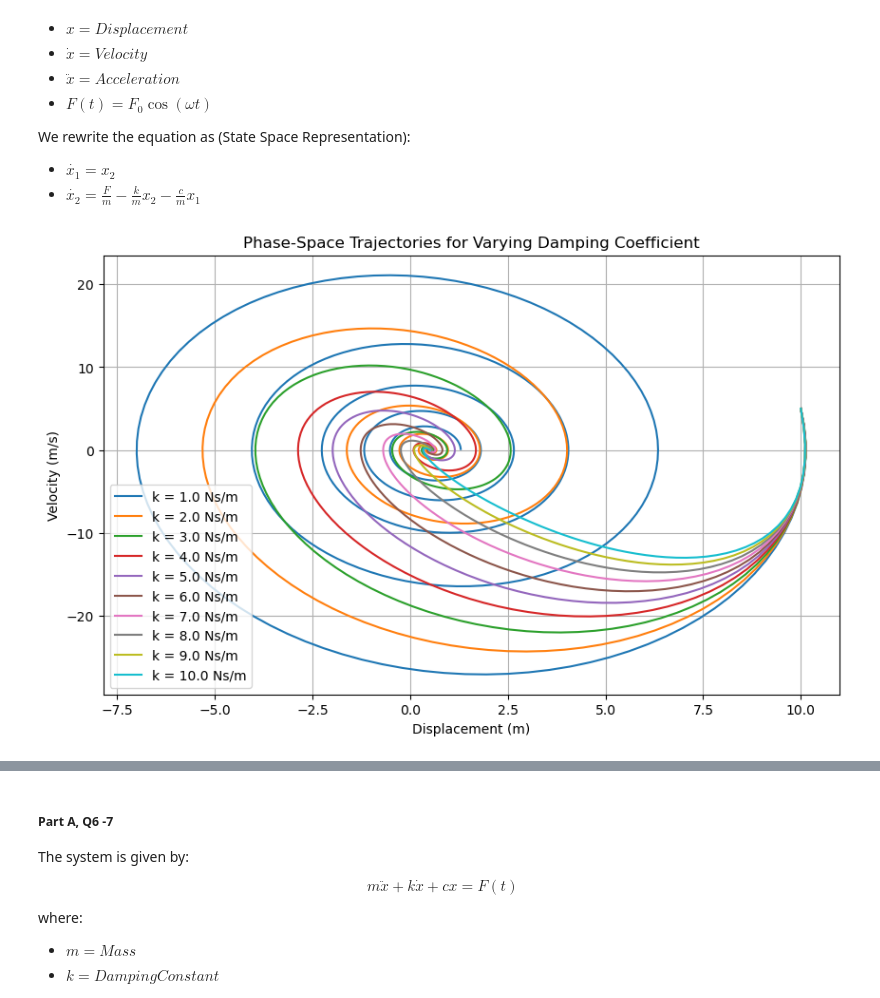
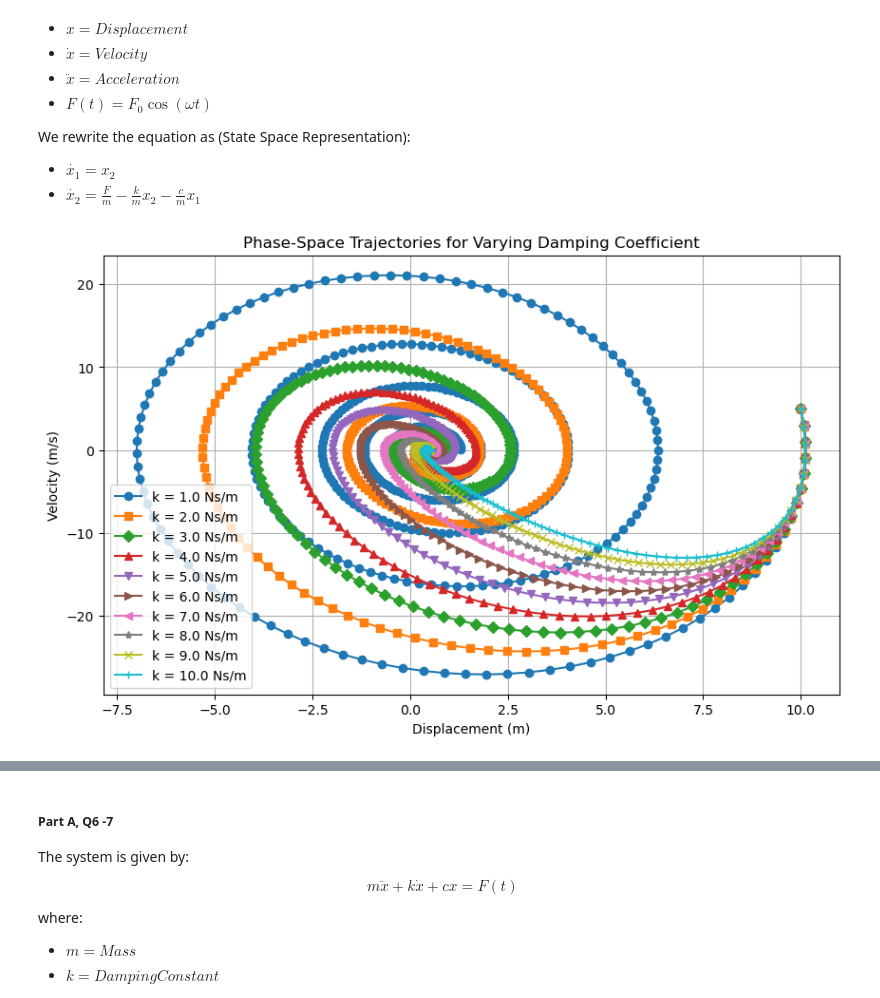
Before and after one commit to Duks31/vibrations, a Jupyter notebook: main.ipynb, the cells around one changed output, grey strips where cells are left out. Drawn from its saved outputs; the diff is of its cells as text; code cells hidden in the pictures.

```diff
--- a/main.ipynb
+++ b/main.ipynb
@@ -107,38 +107,40 @@ import matplotlib.pyplot as plt
 mass = 2
 spring_constant = 20
 external_force = 10
-initial_conditions = [10, 5] # initial displacement (x1) and velocity (x2)
+initial_conditions = [10, 5]  # initial displacement (x1) and velocity (x2)
 
 def mass_spring_damper(t, x, damping_constant):
     '''
     SSR for mass-spring-damper system
     t = time
     x = [x1, x2] = [displacement, velocity], state vectors
     k = damping constant
     '''
     x1, x2 = x
     dx1_dt = x2
-    dx2_dt = external_force/mass -(damping_constant/mass)*x2 - (spring_constant/mass)*x1
+    dx2_dt = external_force / mass - (damping_constant / mass) * x2 - (spring_constant / mass) * x1
     return [dx1_dt, dx2_dt]
 
 k_values = [1, 2, 3, 4, 5, 6, 7, 8, 9, 10]
+markers = ['o', 's', 'D', '^', 'v', '>', '<', '*', 'x', '+']  # List of markers
 time_span = (0, 10)
 time_points = np.linspace(0, 10, 500)
 
 plt.figure(figsize=(10, 6))
-for k in k_values:
+for k, marker in zip(k_values, markers):
     solution = solve_ivp(mass_spring_damper, time_span, initial_conditions, args=(k,), t_eval=time_points)
 
-    x1 = solution.y[0] # displacement
-    x2 = solution.y[1] # velocity
+    x1 = solution.y[0]  # displacement
+    x2 = solution.y[1]  # velocity
 
-    plt.plot(x1, x2, label=f'k = {k:.1f} Ns/m')
+    # Plot with a specific marker
+    plt.plot(x1, x2, label=f'k = {k:.1f} Ns/m', marker=marker)  # `markevery` controls marker frequency
 
 plt.title("Phase-Space Trajectories for Varying Damping Coefficient")
 plt.xlabel("Displacement (m)")
 plt.ylabel("Velocity (m/s)")
 plt.legend()
 plt.grid()
 plt.show()
 # %% [output]
-[figure, old version]
+[figure, new version]
```
Also changed, not shown: parts of 5 cells of this notebook.
